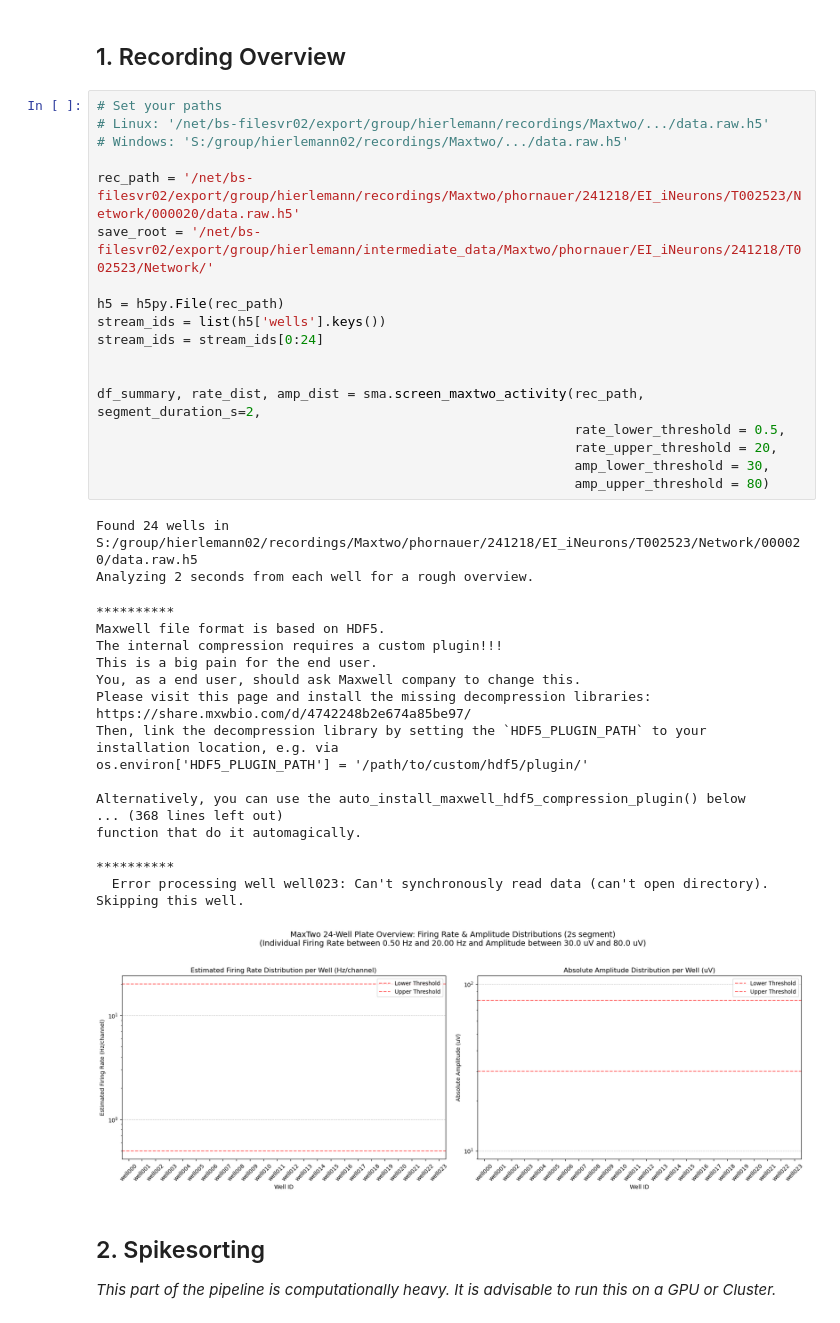
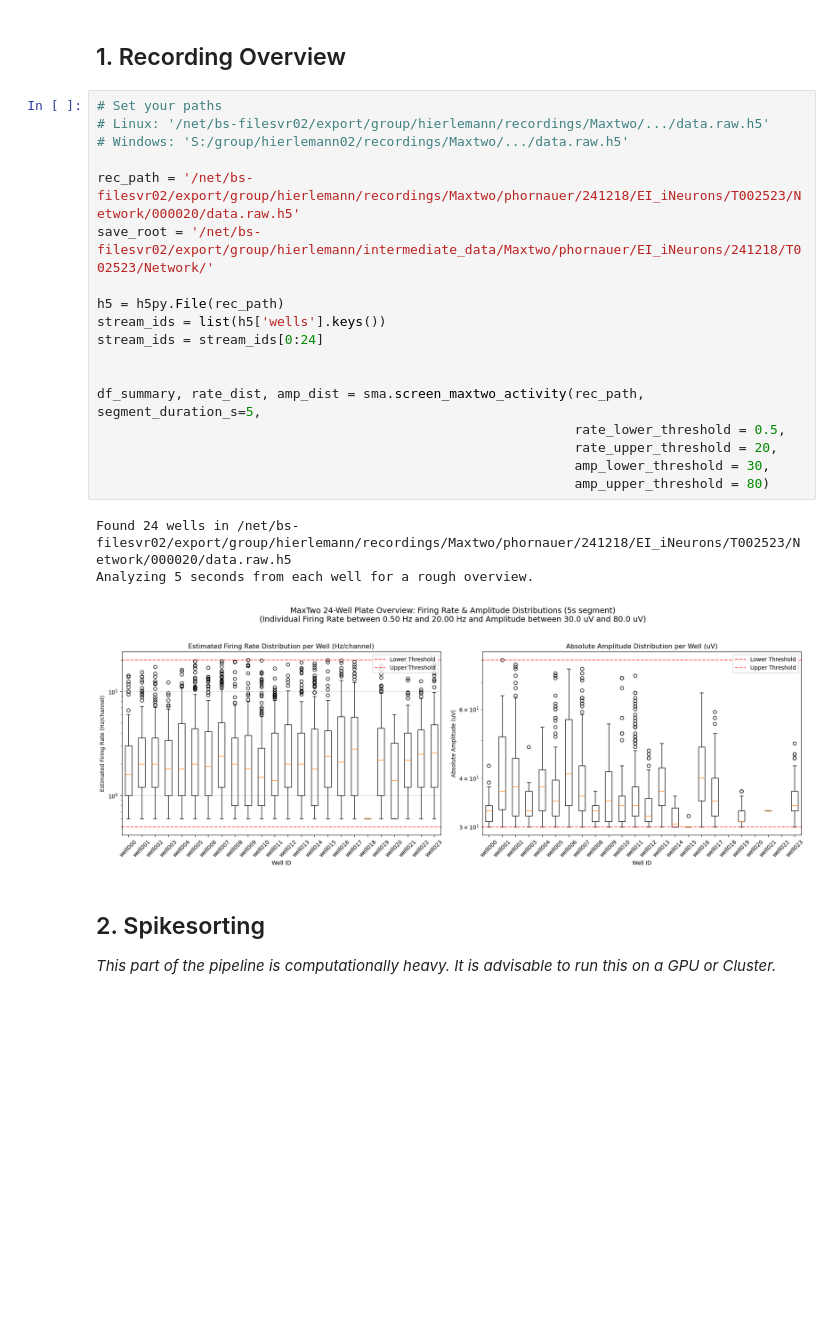
Before and after one commit to EHefti/DPQC, a Jupyter notebook: DPQC_Pipeline.ipynb, the cells around one changed output. Drawn from its saved outputs; the diff is of its cells as text; blank space fills up the shorter version.

```diff
--- a/DPQC_Pipeline.ipynb
+++ b/DPQC_Pipeline.ipynb
@@ -25,42 +28,25 @@ import _functions.quality_control as qc
 # %%
 # Set your paths
 # Linux: '/net/bs-filesvr02/export/group/hierlemann/recordings/Maxtwo/.../data.raw.h5'
 # Windows: 'S:/group/hierlemann02/recordings/Maxtwo/.../data.raw.h5'
 
 rec_path = '/net/bs-filesvr02/export/group/hierlemann/recordings/Maxtwo/phornauer/241218/EI_iNeurons/T002523/Network/000020/data.raw.h5'
 save_root = '/net/bs-filesvr02/export/group/hierlemann/intermediate_data/Maxtwo/phornauer/EI_iNeurons/241218/T002523/Network/'
 
 h5 = h5py.File(rec_path)
 stream_ids = list(h5['wells'].keys())
 stream_ids = stream_ids[0:24]
 
 
-df_summary, rate_dist, amp_dist = sma.screen_maxtwo_activity(rec_path, segment_duration_s=2,
+df_summary, rate_dist, amp_dist = sma.screen_maxtwo_activity(rec_path, segment_duration_s=5,
                                                              rate_lower_threshold = 0.5,
                                                              rate_upper_threshold = 20,
                                                              amp_lower_threshold = 30,
                                                              amp_upper_threshold = 80)
 # %% [output]
-Found 24 wells in S:/group/hierlemann02/recordings/Maxtwo/phornauer/241218/EI_iNeurons/T002523/Network/000020/data.raw.h5
-Analyzing 2 seconds from each well for a rough overview.
+Found 24 wells in /net/bs-filesvr02/export/group/hierlemann/recordings/Maxtwo/phornauer/241218/EI_iNeurons/T002523/Network/000020/data.raw.h5
+Analyzing 5 seconds from each well for a rough overview.
-**********
-Maxwell file format is based on HDF5.
-The internal compression requires a custom plugin!!!
-This is a big pain for the end user.
-You, as a end user, should ask Maxwell company to change this.
-Please visit this page and install the missing decompression libraries:
-https://share.mxwbio.com/d/4742248b2e674a85be97/
-Then, link the decompression library by setting the `HDF5_PLUGIN_PATH` to your
-installation location, e.g. via
-os.environ['HDF5_PLUGIN_PATH'] = '/path/to/custom/hdf5/plugin/'
-
-Alternatively, you can use the auto_install_maxwell_hdf5_compression_plugin() below
-... (368 lines left out)
-function that do it automagically.
-
-**********
-  Error processing well well023: Can't synchronously read data (can't open directory). Skipping this well.
-[figure, old version]
+[figure, new version]
 # %% [markdown]
 ## 2. Spikesorting
 _This part of the pipeline is computationally heavy. It is advisable to run this on a GPU or Cluster._
```
Also changed, not shown: parts of 7 cells of this notebook, 5 other files.
